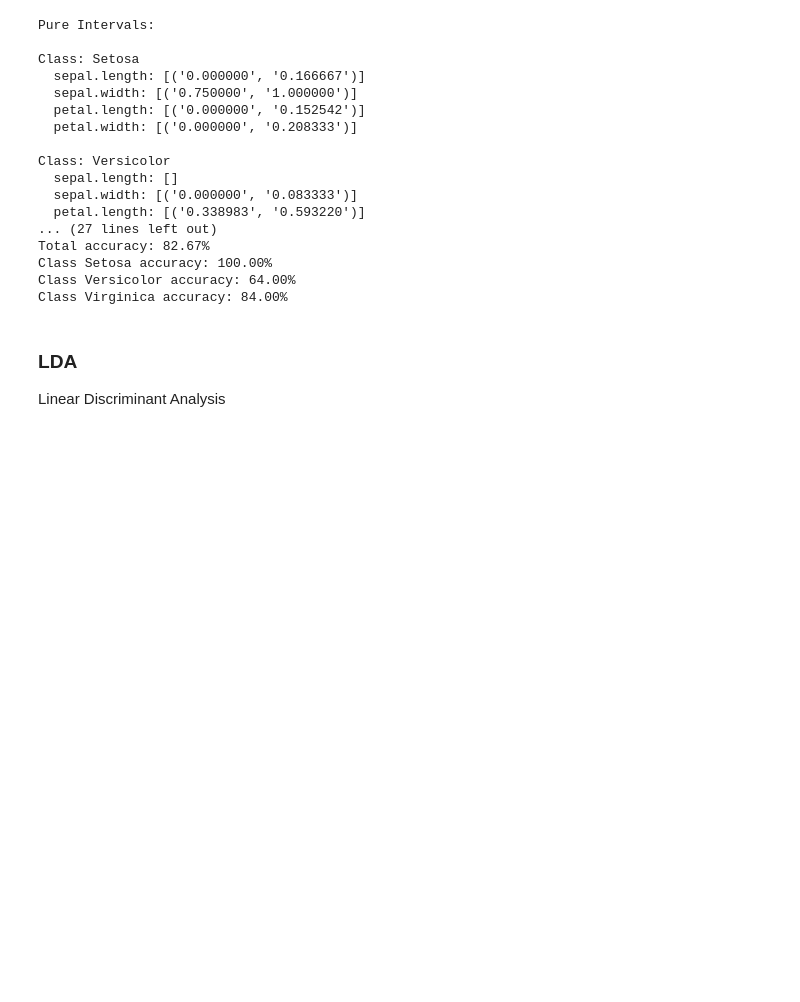
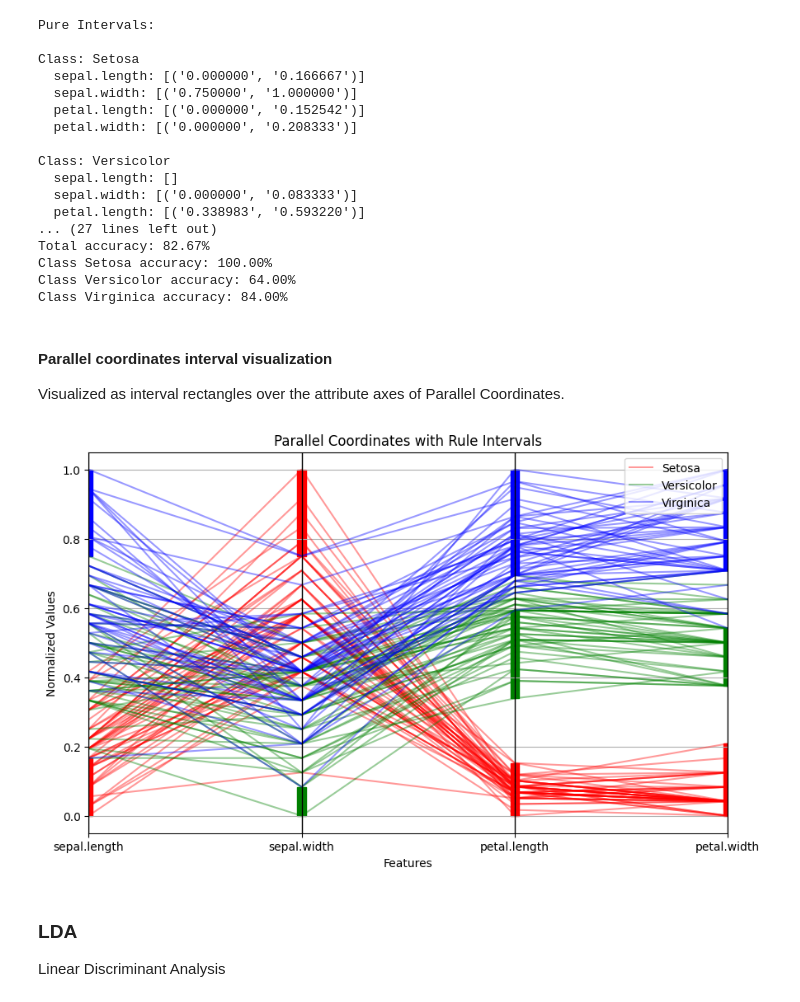
Before and after one commit to AvaAvarai/DataAnalysisNotebook, a Jupyter notebook: data_analysis.ipynb, the cells around one changed output. Saved outputs shown, nothing was run; the diff lists cells and outputs as text; code cells hidden in the pictures; blank space fills up the shorter version.

Commit message:
rules viz in pc

```diff
--- a/data_analysis.ipynb
+++ b/data_analysis.ipynb
@@ -461,8 +462,9 @@ def validate_intervals(df, pure_intervals):
 
     total_coverage = len(unique_cases) / total_cases * 100
     class_coverage = {class_name: len(cases) / len(df[df['class'] == class_name]) * 100 for class_name, cases in class_pure_cases.items()}
+    total_class_cases = {class_name: len(cases) for class_name, cases in class_pure_cases.items()}
 
-    return validation_results, total_coverage, class_coverage
+    return validation_results, total_coverage, class_coverage, total_class_cases
 
 # Use df_normalized
 df_normalized = df_normalized
@@ -477,7 +479,7 @@ overall_intervals = find_overall_intervals(df_normalized, class_names)
 pure_intervals = find_pure_intervals(df_normalized, overall_intervals, class_names)
 
 # Validate intervals and calculate coverage
-validation_results, total_coverage, class_coverage = validate_intervals(df_normalized, pure_intervals)
+validation_results, total_coverage, class_coverage, total_class_cases = validate_intervals(df_normalized, pure_intervals)
 
 # Print the pure intervals
 print("Pure Intervals:")
@@ -489,7 +491,8 @@ for class_name, features in pure_intervals.items():
 # Print the validation results
 print("\nValidation Results:")
 for class_name, features in validation_results.items():
-    print(f"\nClass: {class_name}")
+    total_cases_class = total_class_cases[class_name]
+    print(f"\nClass: {class_name} (Total cases identified: {total_cases_class})")
     for feature, results in features.items():
         for result in results:
             min_val, max_val = result['range']
@@ -518,6 +521,45 @@ Total accuracy: 82.67%
 Class Setosa accuracy: 100.00%
 Class Versicolor accuracy: 64.00%
 Class Virginica accuracy: 84.00%
+# %% [markdown]
+#### Parallel coordinates interval visualization
+
+Visualized as interval rectangles over the attribute axes of Parallel Coordinates.
+# %%
+# Set the size of the plot
+plt.figure(figsize=fsize)
+
+# Plot the parallel coordinates
+pd.plotting.parallel_coordinates(df_normalized, 'class', color=cmap, alpha=a)
+
+# Convert class names to lowercase for indexing
+class_names_list = [name.lower() for name in class_names]
+
+# Create a dictionary to map features to their positions
+feature_positions = {feature: pos for pos, feature in enumerate(df_normalized.columns.drop('class'))}
+
+# Plot the rule intervals as shaded regions
+for class_name, features in pure_intervals.items():
+    for feature, intervals in features.items():
+        feature_position = feature_positions[feature]
+        for (start, end) in intervals:
+            plt.gca().add_patch(patches.Rectangle(
+                (feature_position - 0.02, start), 0.04, end - start,
+                color=cmap[class_names_list.index(class_name.lower())], alpha=1
+            ))
+
+# Add title and labels
+plt.title("Parallel Coordinates with Rule Intervals")
+plt.xlabel("Features")
+plt.ylabel("Normalized Values")
+
+# Adjust the x-axis to align with feature positions
+plt.xticks(ticks=range(len(feature_positions)), labels=feature_positions.keys())
+
+# Show the plot
+plt.show()
+# %% [output]
+[figure, added]
 # %% [markdown]
 ### LDA
 
```
Also changed, not shown: parts of 2 cells of this notebook, 1 other file.
